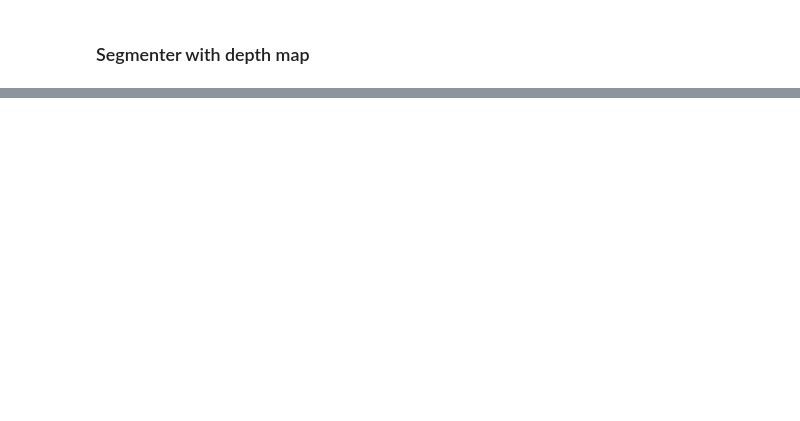
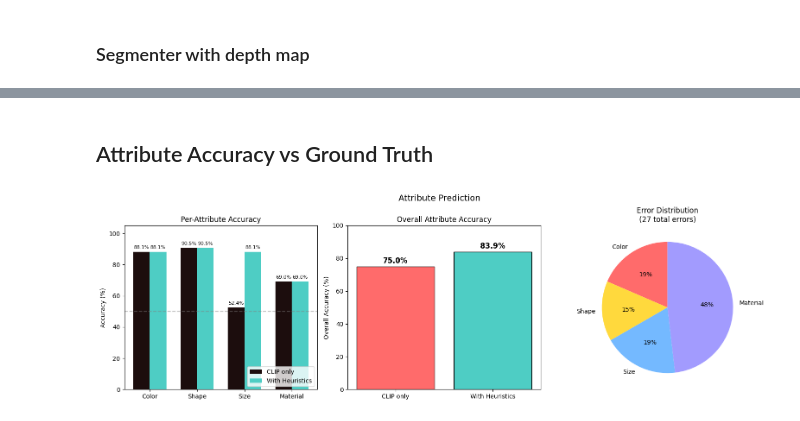
Before and after one commit to bgdj11/neurosymbolic-vqa, a Jupyter notebook: perception/perception_pipeline.ipynb, the cells around one changed output, grey strips where cells are left out. Drawn from its saved outputs; the diff is of its cells as text; code cells hidden in the pictures; blank space fills up the shorter version.

```diff
--- a/perception/perception_pipeline.ipynb
+++ b/perception/perception_pipeline.ipynb
@@ -265,0 +358,17 @@ for idx, img_id in enumerate(img_ids):
+# %%
+attribute_extractor = AttributeExtractor()
+
+all_attributes_clip : Dict[str, List] = {}
+all_attributes_heur : Dict[str, List] = {}
+
+for img_id in img_ids:
+    img_path = project_root / id_to_path[img_id]
+    img = Image.open(img_path).convert('RGB')
+
+    attrs_clip = attribute_extractor.extract_from_detections(img, segments_per_image[img_id], use_heuristics=False)
+    all_attributes_clip[img_id] = attrs_clip
+
+    attrs_heur = attribute_extractor.extract_from_detections(img, segments_per_image[img_id], use_heuristics=True)
+    all_attributes_heur[img_id] = attrs_heur
+
+pprint.pprint(all_attributes_clip[random_key])
@@ -265,0 +393,2 @@ for idx, img_id in enumerate(img_ids):
+# %% [markdown]
+## Attribute Accuracy vs Ground Truth
@@ -265,0 +435,56 @@ for idx, img_id in enumerate(img_ids):
+# %%
+fig, axes = plt.subplots(1, 3, figsize=(16, 5))
+
+attrs = ["color", "shape", "size", "material"]
+x = np.arange(len(attrs))
+width = 0.35
+
+bars1 = axes[0].bar(x - width/2, [acc_clip[a] for a in attrs], width, label='CLIP only', color="#1c0d0d")
+bars2 = axes[0].bar(x + width/2, [acc_heur[a] for a in attrs], width, label='With Heuristics', color='#4ecdc4')
+
+axes[0].set_ylabel('Accuracy (%)')
+axes[0].set_title('Per-Attribute Accuracy')
+axes[0].set_xticks(x)
+axes[0].set_xticklabels([a.capitalize() for a in attrs])
+axes[0].set_ylim(0, 105)
+axes[0].legend(loc='lower right')
+axes[0].axhline(y=50, color='gray', linestyle='--', alpha=0.5)
+
+for bar in bars1:
+    axes[0].text(bar.get_x() + bar.get_width()/2, bar.get_height() + 2,
+                 f'{bar.get_height():.1f}%', ha='center', fontsize=8)
+for bar in bars2:
+    axes[0].text(bar.get_x() + bar.get_width()/2, bar.get_height() + 2,
+                 f'{bar.get_height():.1f}%', ha='center', fontsize=8)
+
+
+overall_clip = sum(corr_clip.values()) / sum(tot_clip.values()) * 100
+overall_heur = sum(corr_heur.values()) / sum(tot_heur.values()) * 100
+
+axes[1].bar(['CLIP only', 'With Heuristics'], [overall_clip, overall_heur],
+            color=['#ff6b6b', '#4ecdc4'], edgecolor='black')
+axes[1].set_ylabel('Overall Accuracy (%)')
+axes[1].set_title('Overall Attribute Accuracy')
+axes[1].set_ylim(0, 100)
+
+for i, v in enumerate([overall_clip, overall_heur]):
+    axes[1].text(i, v + 2, f'{v:.1f}%', ha='center', fontsize=12, weight='bold')
+
+
+errors_heur = {a: tot_heur[a] - corr_heur[a] for a in attrs}
+error_values = [errors_heur[a] for a in attrs]
+error_colors = ['#ff6b6b', '#ffd93d', '#74b9ff', '#a29bfe']
+
+if sum(error_values) > 0:
+    axes[2].pie(error_values, labels=[a.capitalize() for a in attrs], autopct='%1.0f%%',
+                colors=error_colors, startangle=90)
+    axes[2].set_title(f'Error Distribution\n({sum(error_values)} total errors)')
+else:
+    axes[2].text(0.5, 0.5, 'No errors!', ha='center', va='center', fontsize=14)
+    axes[2].set_title('Error Distribution')
+
+plt.suptitle('Attribute Prediction', fontsize=14)
+plt.tight_layout()
+plt.show()
+# %% [output]
+[figure, added]
```
Also changed, not shown: parts of 11 cells of this notebook.
